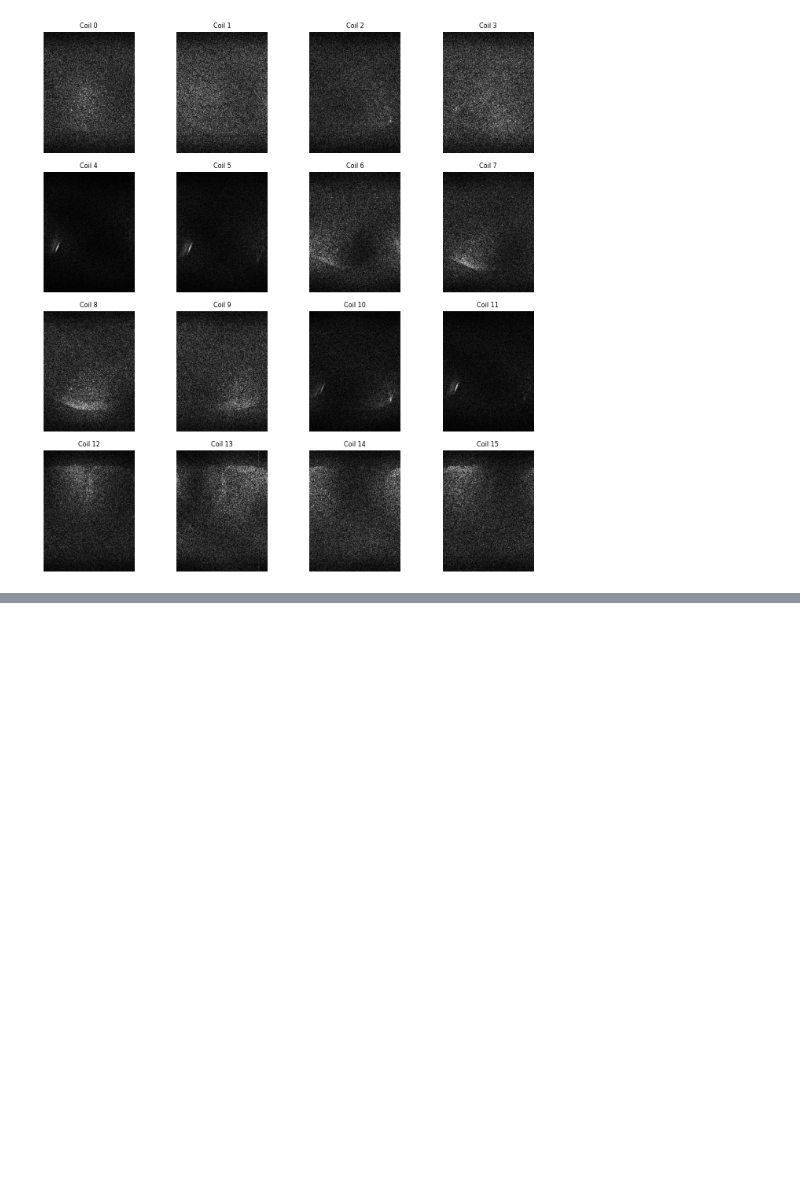
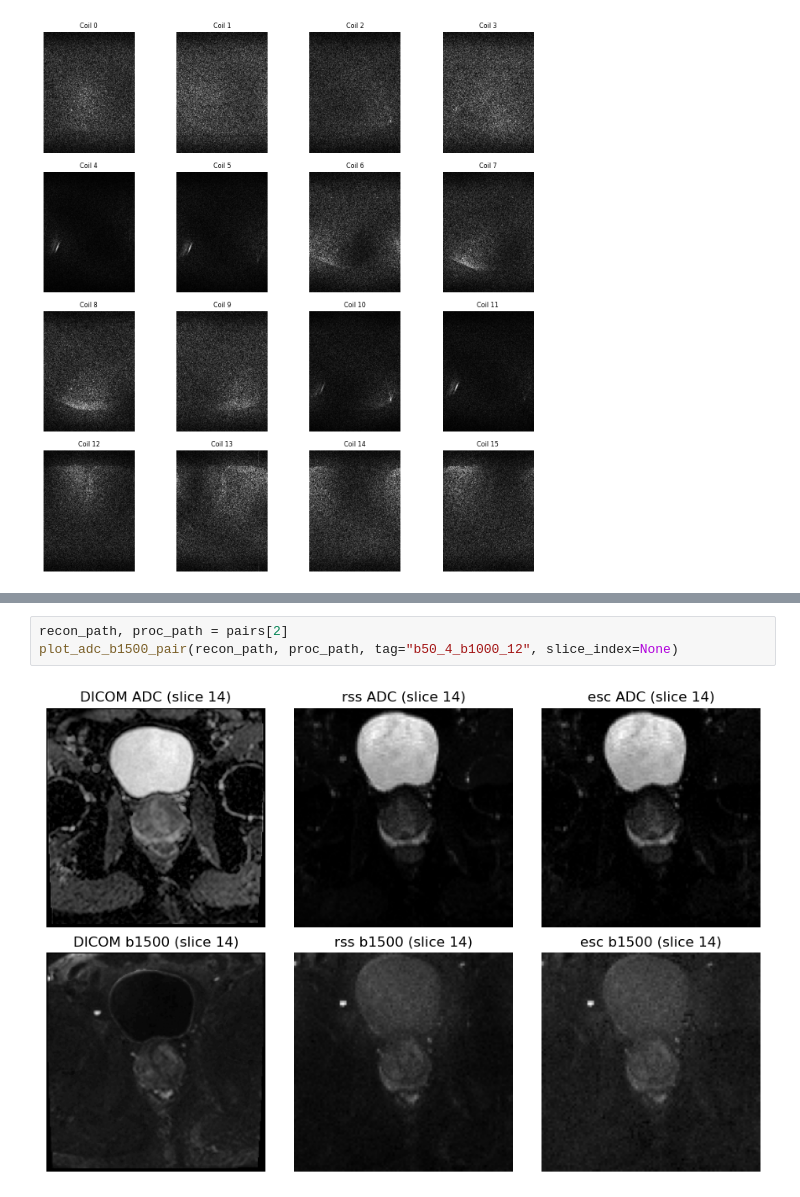
Before and after one commit to chopra-lab-nyu/fastMRI_prostate, a Jupyter notebook: fastmri_prostate_tutorial.ipynb, the cells around one changed output, grey strips where cells are left out. Saved outputs shown, nothing was run; the diff lists cells and outputs as text; blank space fills up the shorter version.

```diff
--- a/fastmri_prostate_tutorial.ipynb
+++ b/fastmri_prostate_tutorial.ipynb
@@ -953,0 +1116,5 @@ plt.show()
+# %%
+recon_path, proc_path = pairs[2]
+plot_adc_b1500_pair(recon_path, proc_path, tag="b50_4_b1000_12", slice_index=None)
+# %% [output]
+[figure, added]
```
Also changed, not shown: parts of 13 cells of this notebook, 8 other files.
